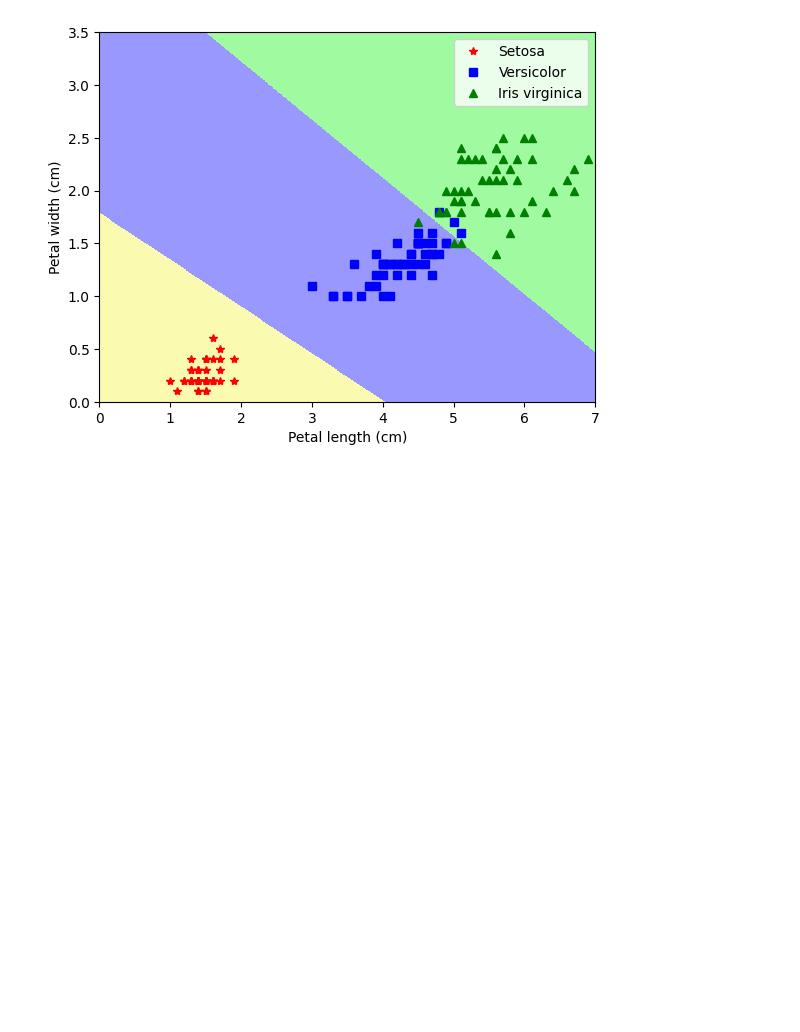
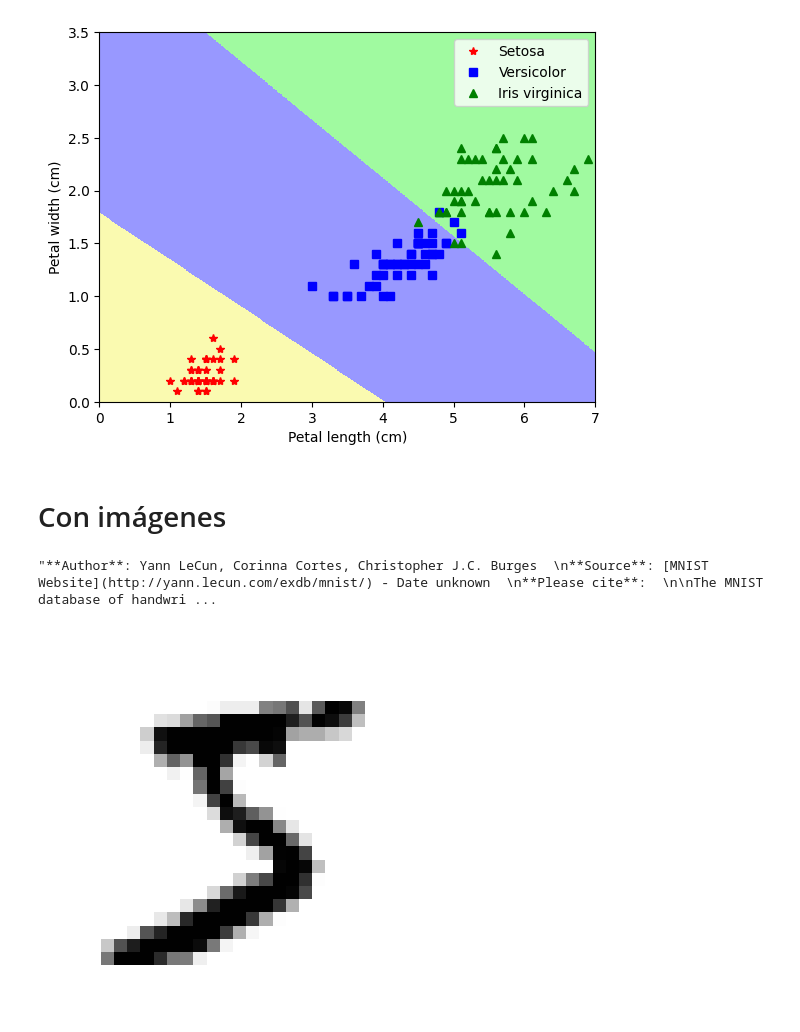
Before and after one commit to FelipeSanchezSoberanis/aprendizaje-automatico, a Jupyter notebook: logistic_regression.ipynb, the cells around one changed output. Cells and saved outputs as stored; diff of their text form; code cells hidden in the pictures; blank space fills up the shorter version.

```diff
--- a/logistic_regression.ipynb
+++ b/logistic_regression.ipynb
@@ -212,3 +212,28 @@ plt.axis([0, 7, 0, 3.5])
 plt.show()
 # %% [output]
 [figure]
+# %% [markdown]
+# Con imágenes
+# %%
+from sklearn.datasets import fetch_openml
+
+mnist = fetch_openml("mnist_784", version=1, as_frame=False)
+
+mnist["DESCR"]
+# %% [output]
+"**Author**: Yann LeCun, Corinna Cortes, Christopher J.C. Burges  \n**Source**: [MNIST Website](http://yann.lecun.com/exdb/mnist/) - Date unknown  \n**Please cite**:  \n\nThe MNIST database of handwri ...
+# %%
+X, y = mnist["data"], mnist["target"]
+# %%
+import matplotlib as mpl
+import matplotlib.pyplot as plt
+import numpy as np
+
+single_digit = X[0]
+single_digit_image = single_digit.reshape(28, 28)
+
+plt.imshow(single_digit_image, cmap="binary")
+plt.axis("off")
+plt.show()
+# %% [output]
+[figure, added]
```
Also changed, not shown: parts of 2 cells of this notebook.
